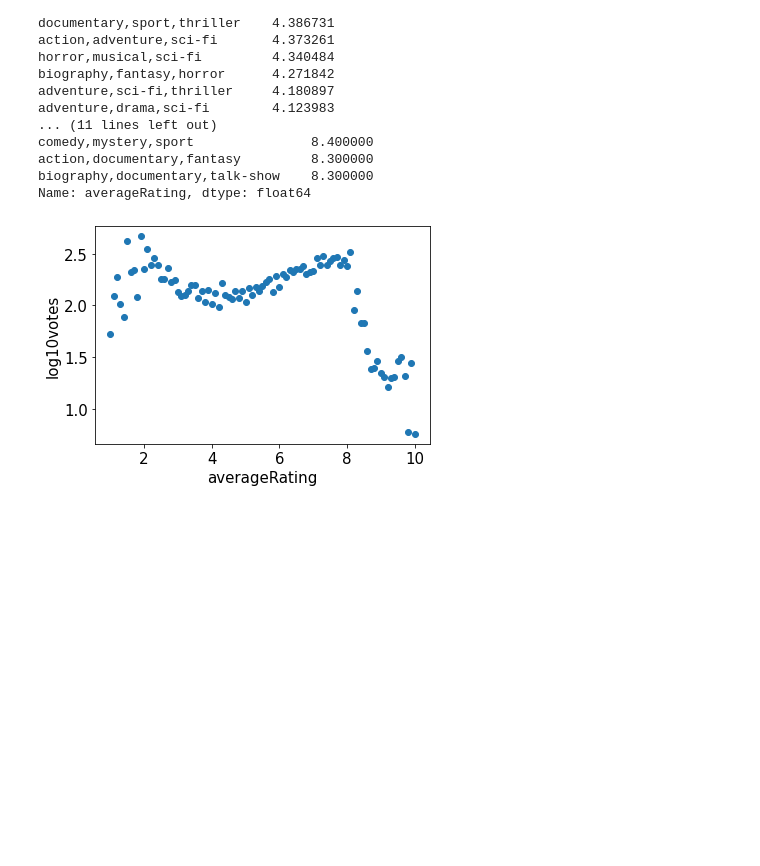
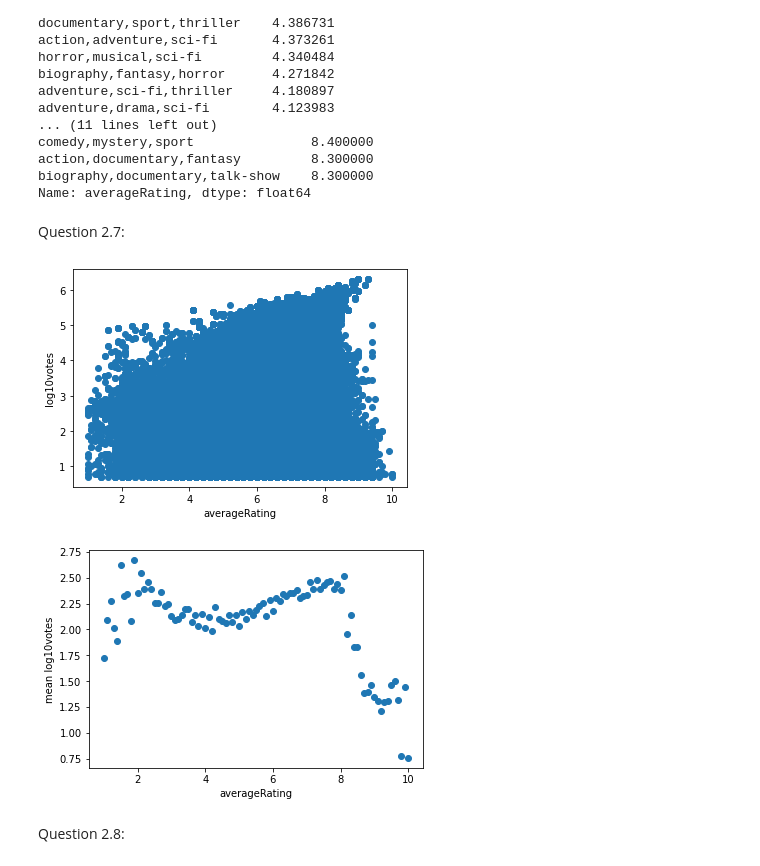
Before and after one commit to AmyRouillard/Pre-DSI-Assignment-2022, a Jupyter notebook: Pre-DSI Assignment.ipynb, the cells around one changed output. Cells and saved outputs as stored; diff of their text form; code cells hidden in the pictures; blank space fills up the shorter version.

```diff
--- a/Pre-DSI Assignment.ipynb
+++ b/Pre-DSI Assignment.ipynb
@@ -142,23 +159,31 @@ comedy,mystery,sport               8.400000
 action,documentary,fantasy         8.300000
 biography,documentary,talk-show    8.300000
 Name: averageRating, dtype: float64
+# %% [markdown]
+<p>Question 2.7: </p>
 # %%
 #Data grouped by averageRating
 df_grouped2 = df_new.groupby('averageRating')
 
 #Calculate mean of log10Votes
 df_grouped2 = df_grouped2['log10Votes'].mean()
 
 #Covert to dataframe
 df_grouped2 = df_grouped2.to_frame()
 
 #Set the index to column
 df_grouped2.reset_index(inplace=True)
 
 #Scatter plot of averageRating vs log10Votes
-df_grouped2.plot(x='averageRating', y='log10Votes', style='o',ylabel='log10votes',legend='');
+df_new.plot(x='averageRating', y='log10Votes', style='o',ylabel='log10votes',legend='');
+
+#Scatter plot of averageRating vs log10Votes
+df_grouped2.plot(x='averageRating', y='log10Votes', style='o',ylabel='mean log10votes',legend='');
 # %% [output]
-[figure, old version]
+[figure, new version]
+[figure, added]
+# %% [markdown]
+<p>Question 2.8: </p>
 # %%
 #New scatter plot of averageRating vs log10Votes
 fig = plt.figure(figsize=(12, 7))
```
Also changed, not shown: parts of 10 cells of this notebook.
